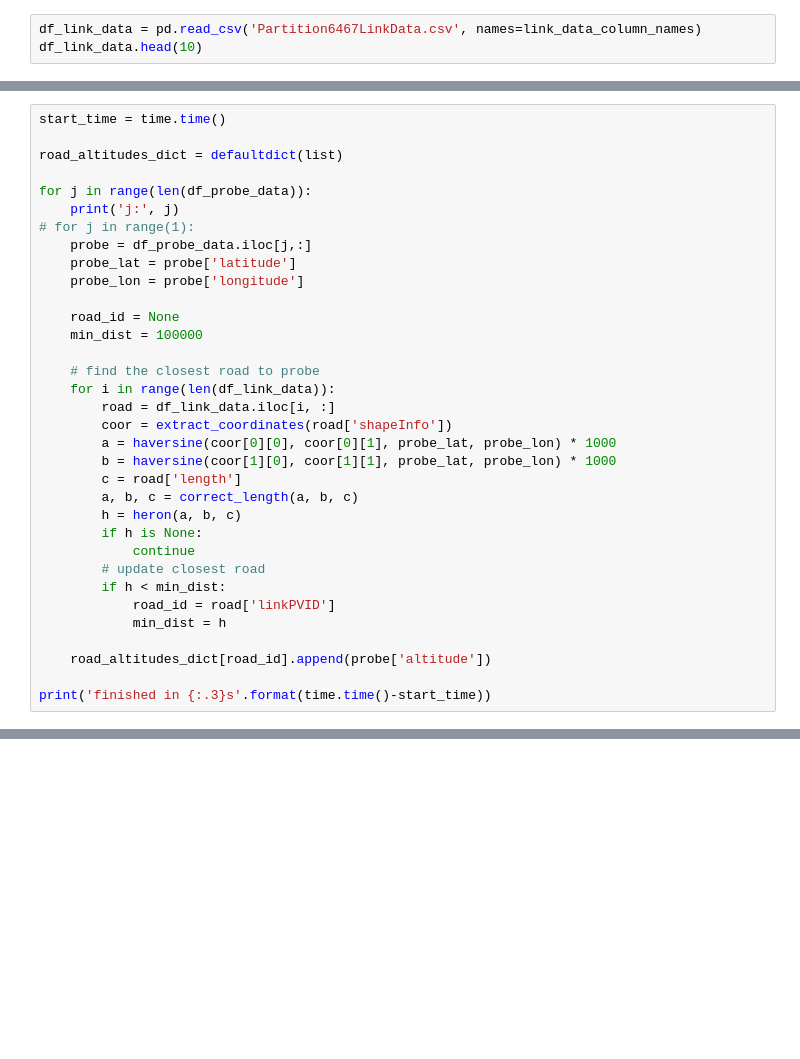
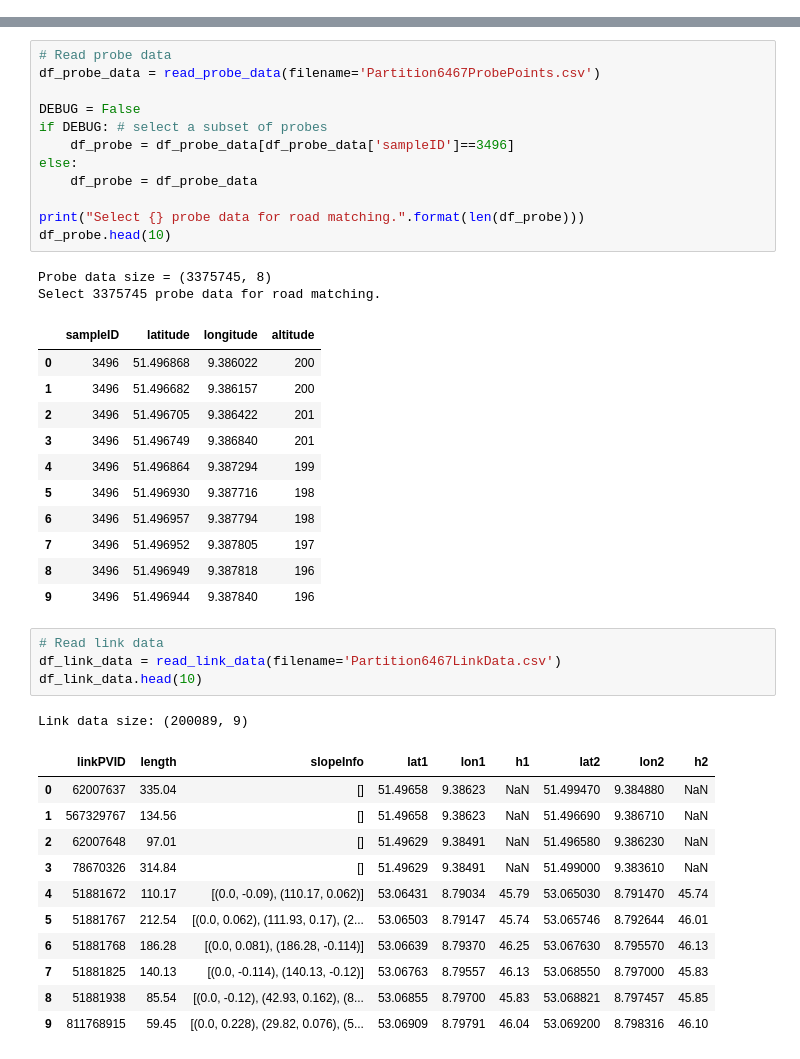
Before and after one commit to Albert-Z-Guo/Geospatial-Vision-and-Visualization, a Jupyter notebook: 2 Probe Data Analysis for Road Slope/main.ipynb, the cells around one changed output, grey strips where cells are left out. Drawn from its saved outputs; the diff is of its cells as text; blank space fills up the shorter version.

```diff
--- a/2 Probe Data Analysis for Road Slope/main.ipynb
+++ b/2 Probe Data Analysis for Road Slope/main.ipynb
@@ -20,3 +0,0 @@ probe_data_column_names = ['sampleID', 'dateTime', 'sourceCode', 'latitude',\
-# %%
-df_link_data = pd.read_csv('Partition6467LinkData.csv', names=link_data_column_names)
-df_link_data.head(10)
@@ -140,34 +0,0 @@ True
-# %%
-start_time = time.time()
-
-road_altitudes_dict = defaultdict(list)
-
-for j in range(len(df_probe_data)):
-    print('j:', j)
-# for j in range(1):
-    probe = df_probe_data.iloc[j,:]
-    probe_lat = probe['latitude']
-    probe_lon = probe['longitude']
-
-    road_id = None
-    min_dist = 100000
-
-    # find the closest road to probe
-    for i in range(len(df_link_data)):
-        road = df_link_data.iloc[i, :]
-        coor = extract_coordinates(road['shapeInfo'])
-        a = haversine(coor[0][0], coor[0][1], probe_lat, probe_lon) * 1000
-        b = haversine(coor[1][0], coor[1][1], probe_lat, probe_lon) * 1000
-        c = road['length']
-        a, b, c = correct_length(a, b, c)
-        h = heron(a, b, c)
-        if h is None:
-            continue
-        # update closest road
-        if h < min_dist:
-            road_id = road['linkPVID']
-            min_dist = h
-
-    road_altitudes_dict[road_id].append(probe['altitude'])
-
-print('finished in {:.3}s'.format(time.time()-start_time))
@@ -207,0 +94,43 @@ print(haversine(lat1, lon1, lat2, lon2))
+# %%
+# Read probe data
+df_probe_data = read_probe_data(filename='Partition6467ProbePoints.csv')
+
+DEBUG = False
+if DEBUG: # select a subset of probes
+    df_probe = df_probe_data[df_probe_data['sampleID']==3496]
+else:
+    df_probe = df_probe_data
+
+print("Select {} probe data for road matching.".format(len(df_probe)))
+df_probe.head(10)
+# %% [output]
+Probe data size = (3375745, 8)
+Select 3375745 probe data for road matching.
+|  | sampleID | latitude | longitude | altitude |
+| 0 | 3496 | 51.496868 | 9.386022 | 200 |
+| 1 | 3496 | 51.496682 | 9.386157 | 200 |
+| 2 | 3496 | 51.496705 | 9.386422 | 201 |
+| 3 | 3496 | 51.496749 | 9.386840 | 201 |
+| 4 | 3496 | 51.496864 | 9.387294 | 199 |
+| 5 | 3496 | 51.496930 | 9.387716 | 198 |
+| 6 | 3496 | 51.496957 | 9.387794 | 198 |
+| 7 | 3496 | 51.496952 | 9.387805 | 197 |
+| 8 | 3496 | 51.496949 | 9.387818 | 196 |
+| 9 | 3496 | 51.496944 | 9.387840 | 196 |
+# %%
+# Read link data
+df_link_data = read_link_data(filename='Partition6467LinkData.csv')
+df_link_data.head(10)
+# %% [output]
+Link data size: (200089, 9)
+|  | linkPVID | length | slopeInfo | lat1 | lon1 | h1 | lat2 | lon2 | h2 |
+| 0 | 62007637 | 335.04 | [] | 51.49658 | 9.38623 | NaN | 51.499470 | 9.384880 | NaN |
+| 1 | 567329767 | 134.56 | [] | 51.49658 | 9.38623 | NaN | 51.496690 | 9.386710 | NaN |
+| 2 | 62007648 | 97.01 | [] | 51.49629 | 9.38491 | NaN | 51.496580 | 9.386230 | NaN |
+| 3 | 78670326 | 314.84 | [] | 51.49629 | 9.38491 | NaN | 51.499000 | 9.383610 | NaN |
+| 4 | 51881672 | 110.17 | [(0.0, -0.09), (110.17, 0.062)] | 53.06431 | 8.79034 | 45.79 | 53.065030 | 8.791470 | 45.74 |
+| 5 | 51881767 | 212.54 | [(0.0, 0.062), (111.93, 0.17), (2... | 53.06503 | 8.79147 | 45.74 | 53.065746 | 8.792644 | 46.01 |
+| 6 | 51881768 | 186.28 | [(0.0, 0.081), (186.28, -0.114)] | 53.06639 | 8.79370 | 46.25 | 53.067630 | 8.795570 | 46.13 |
+| 7 | 51881825 | 140.13 | [(0.0, -0.114), (140.13, -0.12)] | 53.06763 | 8.79557 | 46.13 | 53.068550 | 8.797000 | 45.83 |
+| 8 | 51881938 | 85.54 | [(0.0, -0.12), (42.93, 0.162), (8... | 53.06855 | 8.79700 | 45.83 | 53.068821 | 8.797457 | 45.85 |
+| 9 | 811768915 | 59.45 | [(0.0, 0.228), (29.82, 0.076), (5... | 53.06909 | 8.79791 | 46.04 | 53.069200 | 8.798316 | 46.10 |
```
Also changed, not shown: parts of 49 cells of this notebook, 4 other files.
